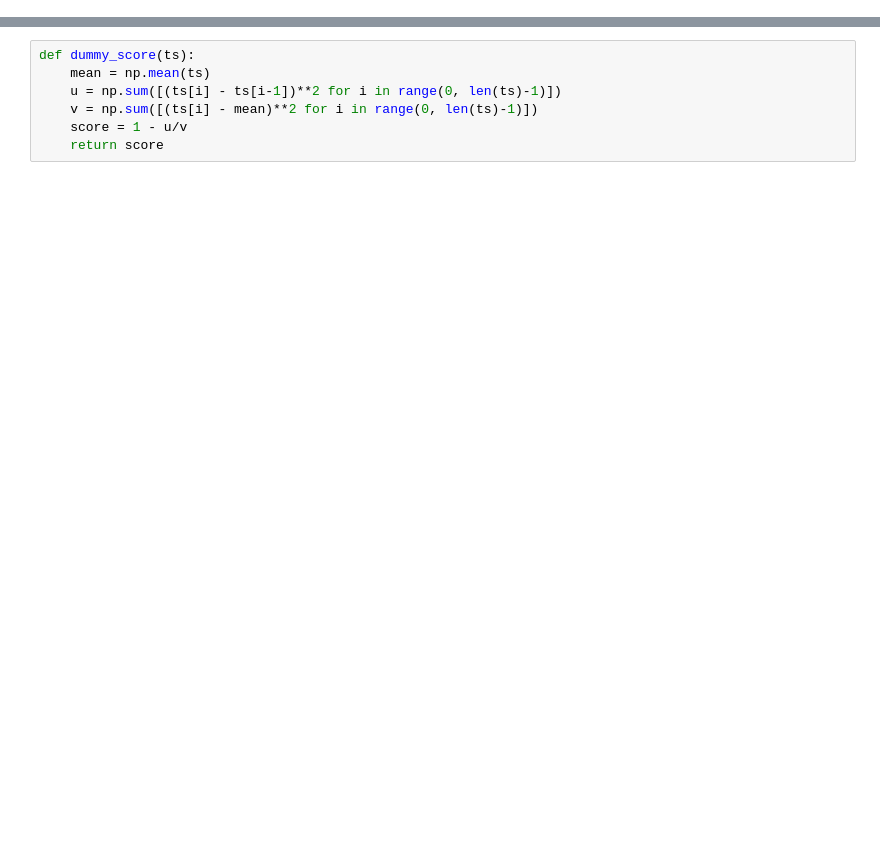
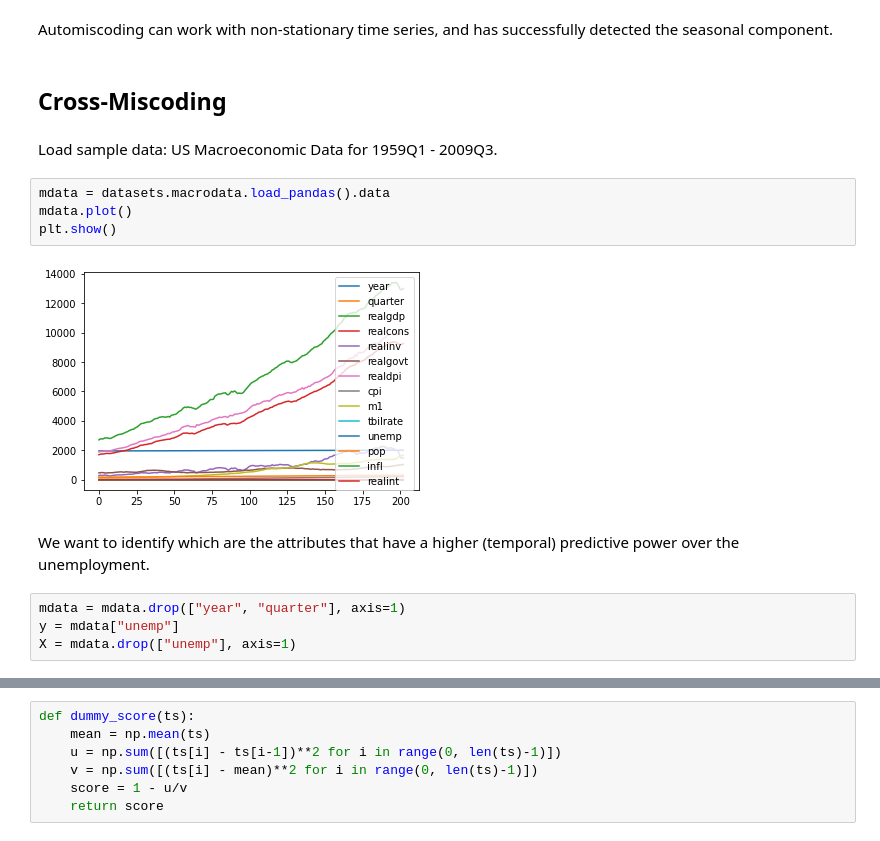
Before and after one commit to rleiva/nescience, a Jupyter notebook: examples/TimeSeries.ipynb, the cells around one changed output, grey strips where cells are left out. Cells and saved outputs as stored; diff of their text form; blank space fills up the shorter version.

Commit message:
Improved sample notebook.

```diff
--- a/examples/TimeSeries.ipynb
+++ b/examples/TimeSeries.ipynb
@@ -10,0 +48,18 @@ from nescience.timeseries import TimeSeries
+# %% [markdown]
+Automiscoding can work with non-stationary time series, and has successfully detected the seasonal component.
+# %% [markdown]
+## Cross-Miscoding
+# %% [markdown]
+Load sample data: US Macroeconomic Data for 1959Q1 - 2009Q3.
+# %%
+mdata = datasets.macrodata.load_pandas().data
+mdata.plot()
+plt.show()
+# %% [output]
+[figure, added]
+# %% [markdown]
+We want to identify which are the attributes that have a higher (temporal) predictive power over the unemployment.
+# %%
+mdata = mdata.drop(["year", "quarter"], axis=1)
+y = mdata["unemp"]
+X = mdata.drop(["unemp"], axis=1)
```
Also changed, not shown: parts of 69 cells of this notebook.
